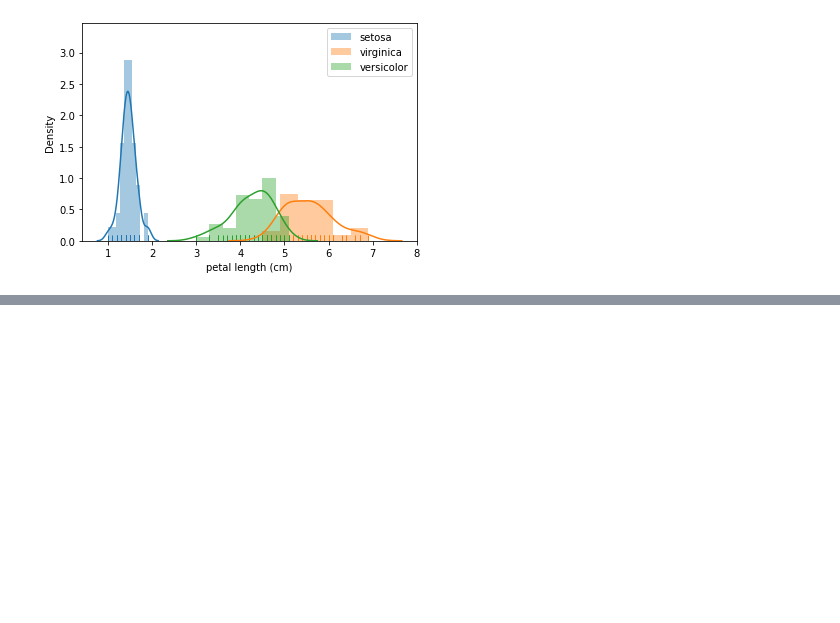
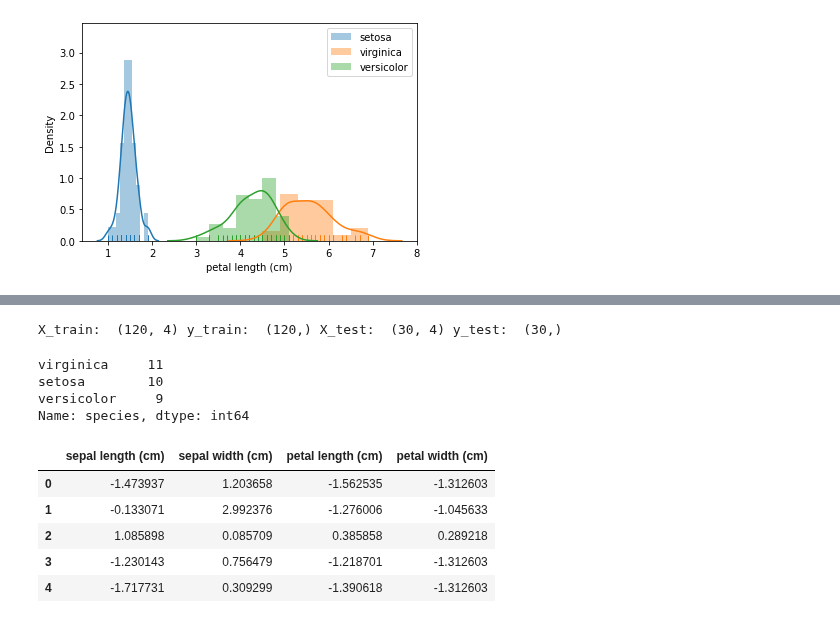
Before and after one commit to jinhuioh/Hi_ai, a Jupyter notebook: data11-day64/iris_scaling_gridsearch-confusionmatrix.ipynb, the cells around one changed output, grey strips where cells are left out. Cells and saved outputs as stored; diff of their text form; code cells hidden in the pictures; blank space fills up the shorter version.

```diff
--- a/data11-day64/iris_scaling_gridsearch-confusionmatrix.ipynb
+++ b/data11-day64/iris_scaling_gridsearch-confusionmatrix.ipynb
@@ -209,0 +243,2 @@ plt.show()
+# %%
+ss = StandardScaler()#표준(평균값 기준)
@@ -209,0 +258,2 @@ plt.show()
+# %%
+ss.fit_transform(df.iloc[:,:-1])
@@ -209,0 +278,18 @@ plt.show()
+# %%
+X_train,X_test,y_train,y_test = train_test_split(
+            df.iloc[:,:-1],#문제
+            df.iloc[:,-1],#정답
+            test_size= 0.2,#테스트 비율
+            random_state= 42#랜덤 시드 값
+)
+# %%
+print('X_train: ',X_train.shape, 'y_train: ',y_train.shape, 'X_test: ',X_test.shape,'y_test: ',y_test.shape)
+# %% [output]
+X_train:  (120, 4) y_train:  (120,) X_test:  (30, 4) y_test:  (30,)
+# %%
+y_test.value_counts()#값이 골구루 뽑혔는지 봐보자.
+# %% [output]
+virginica     11
+setosa        10
+versicolor     9
+Name: species, dtype: int64
@@ -209,0 +304,10 @@ plt.show()
+# %%
+X_train_s = pd.DataFrame(ss.fit_transform(X_train),columns=X_train.columns)
+X_train_s[:5]
+# %% [output]
+|  | sepal length (cm) | sepal width (cm) | petal length (cm) | petal width (cm) |
+| 0 | -1.473937 | 1.203658 | -1.562535 | -1.312603 |
+| 1 | -0.133071 | 2.992376 | -1.276006 | -1.045633 |
+| 2 | 1.085898 | 0.085709 | 0.385858 | 0.289218 |
+| 3 | -1.230143 | 0.756479 | -1.218701 | -1.312603 |
+| 4 | -1.717731 | 0.309299 | -1.390618 | -1.312603 |
```
Also changed, not shown: parts of 21 cells of this notebook.
